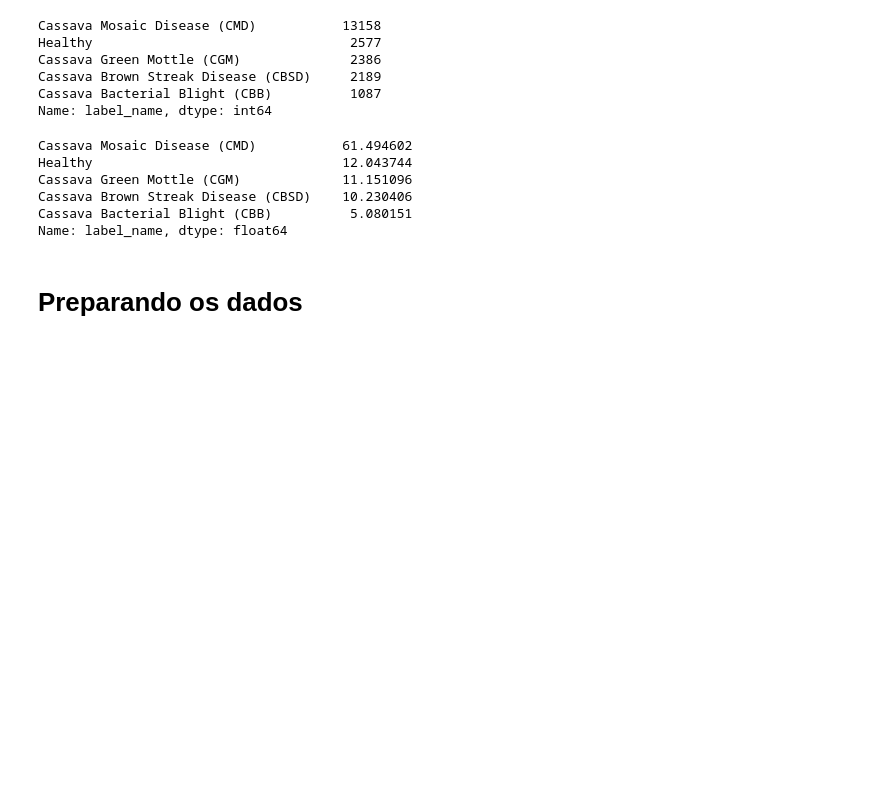
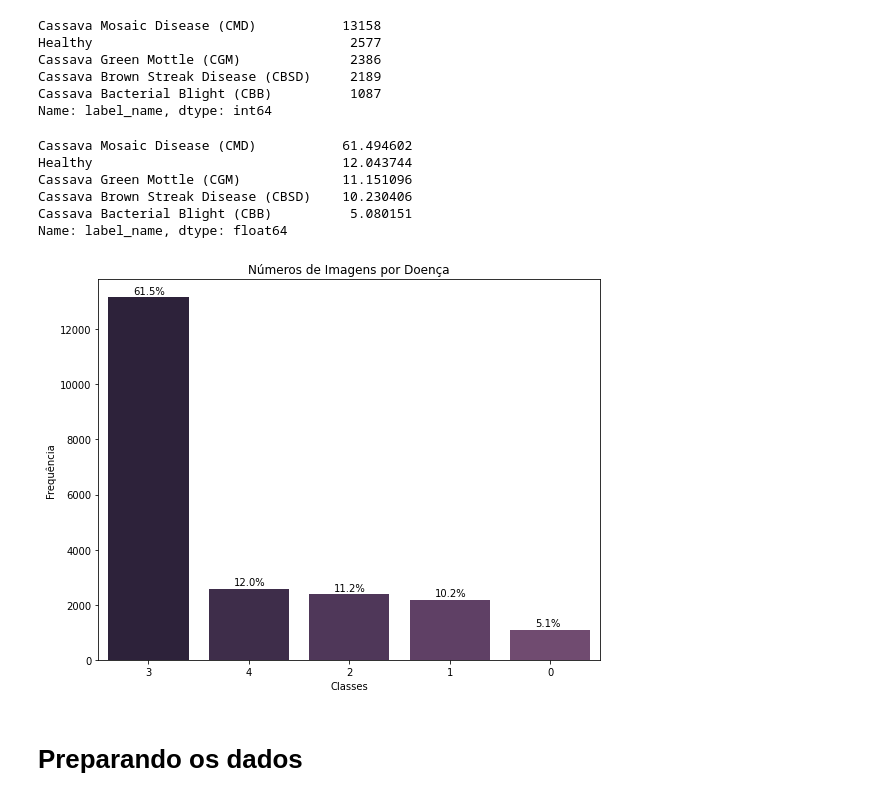
Before and after one commit to houstonsantos/CassavaLeafDisease, a Jupyter notebook: CassavaLeafDiseaseV1.ipynb, the cells around one changed output. Cells and saved outputs as stored; diff of their text form; code cells hidden in the pictures; blank space fills up the shorter version.

Commit message:
Add countplot

```diff
--- a/CassavaLeafDiseaseV1.ipynb
+++ b/CassavaLeafDiseaseV1.ipynb
@@ -85,3 +92,23 @@ Cassava Green Mottle (CGM)             11.151096
 Cassava Brown Streak Disease (CBSD)    10.230406
 Cassava Bacterial Blight (CBB)          5.080151
 Name: label_name, dtype: float64
+# %%
+# Plotando quantitativo e percentual das classes
+dados = data.label.value_counts().index
+palette = sb.cubehelix_palette(15, reverse = True)
+
+plt.figure(figsize = (9, 7))
+ax = sb.countplot(x = data.label, order = dados, palette = palette)
+plt.title('Números de Imagens por Doença')
+plt.xlabel('Classes')
+plt.ylabel('Frequência')
+
+for p in ax.patches:
+        porcentage = '{:.1f}%'.format((p.get_height() * 100) / data.shape[0])
+        x = p.get_x() + 0.25
+        y = p.get_height() + 120
+        ax.annotate(porcentage, (x, y))
+
+plt.show()
+# %% [output]
+[figure, added]
```
Also changed, not shown: parts of 3 cells of this notebook.
